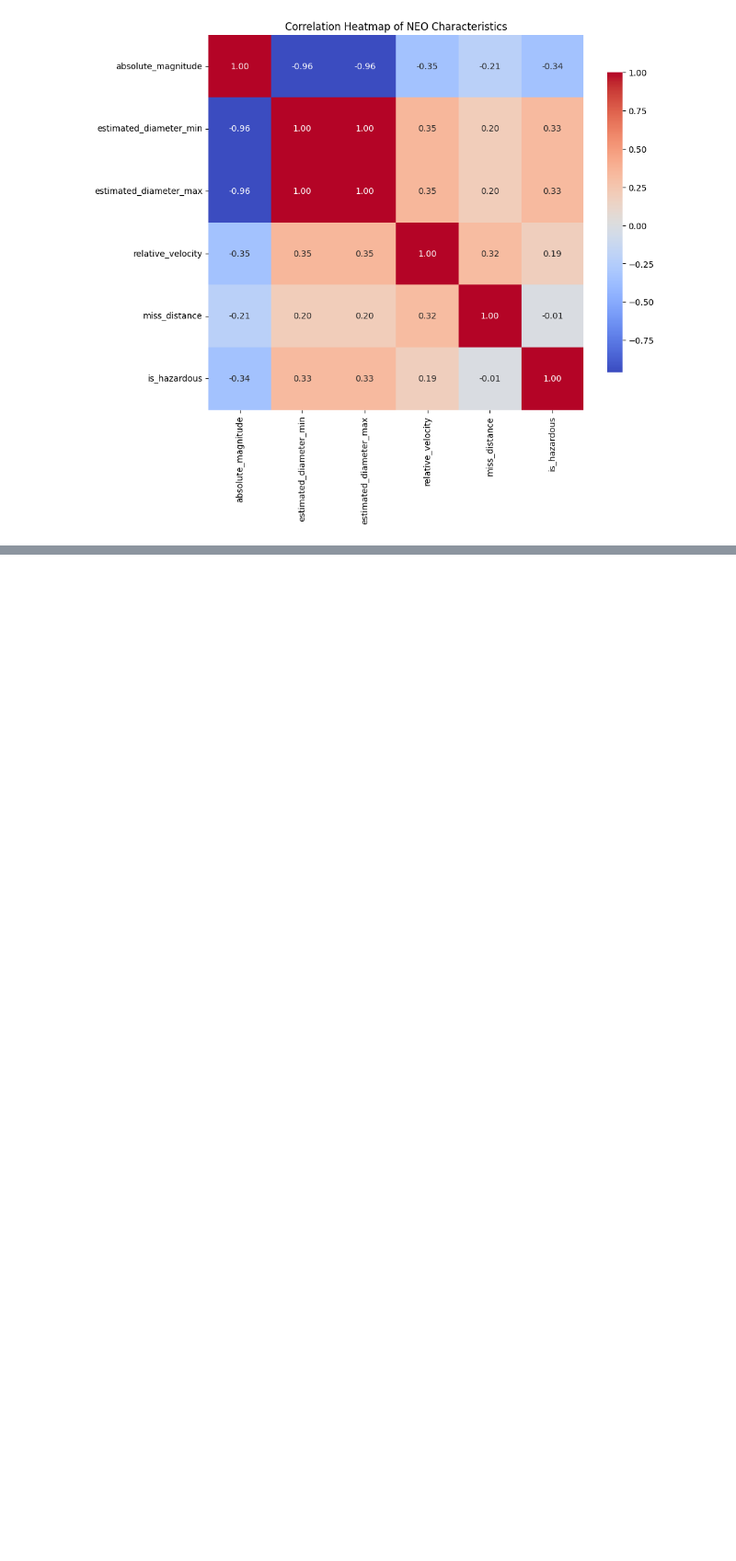
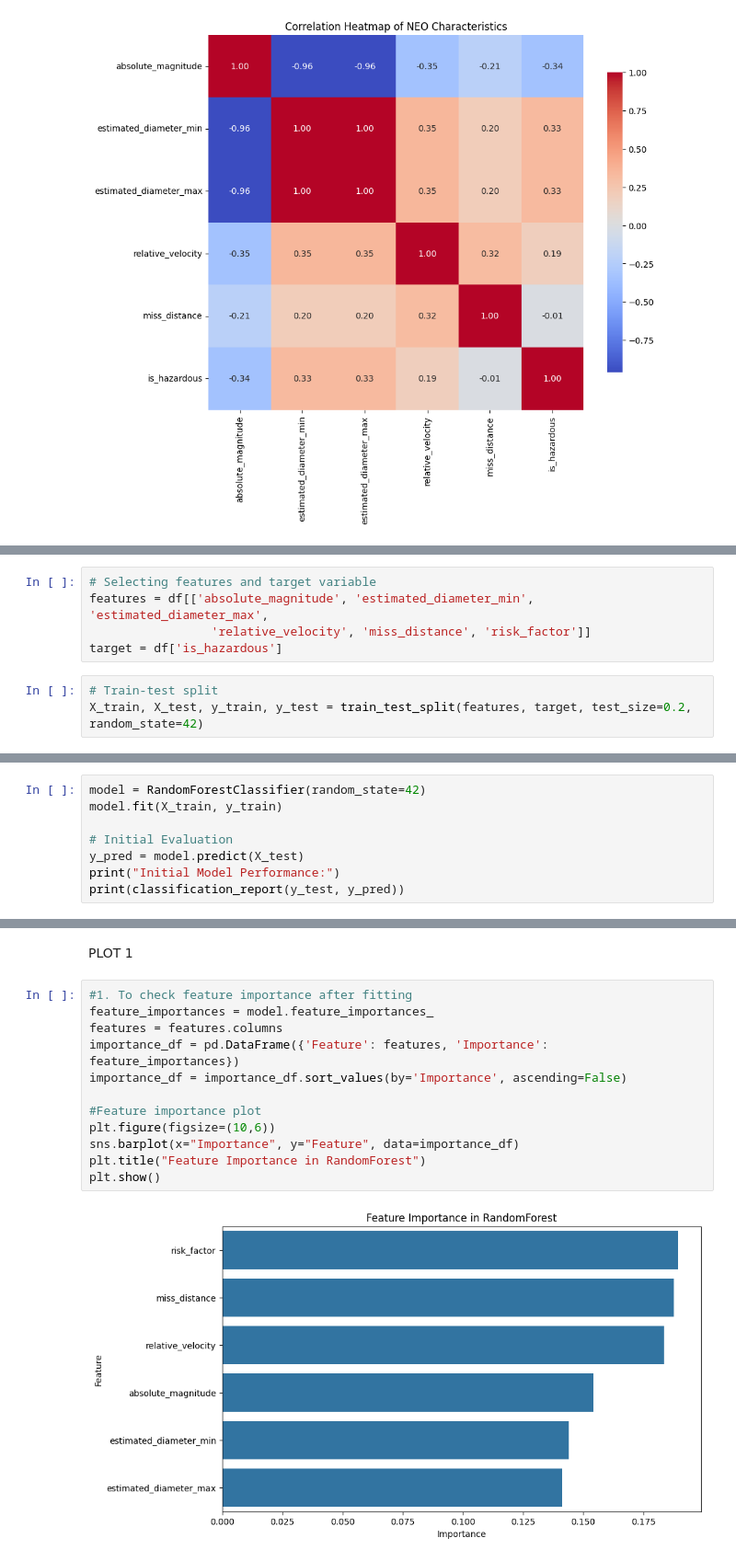
Before and after one commit to lokesh9899/Risk-Analysis-for-NEOS, a Jupyter notebook: TEAM_1_EDA_DataPrep.ipynb, the cells around one changed output, grey strips where cells are left out. Shown at 92% size. Saved outputs shown, nothing was run; the diff lists cells and outputs as text; blank space fills up the shorter version.

Commit message:
Add files via upload
Model implementation and deployment

```diff
--- a/TEAM_1_EDA_DataPrep.ipynb
+++ b/TEAM_1_EDA_DataPrep.ipynb
@@ -394,0 +388,8 @@ plt.show()
+# %%
+# Selecting features and target variable
+features = df[['absolute_magnitude', 'estimated_diameter_min', 'estimated_diameter_max',
+                 'relative_velocity', 'miss_distance', 'risk_factor']]
+target = df['is_hazardous']
+# %%
+# Train-test split
+X_train, X_test, y_train, y_test = train_test_split(features, target, test_size=0.2, random_state=42)
@@ -394,0 +398,8 @@ plt.show()
+# %%
+model = RandomForestClassifier(random_state=42)
+model.fit(X_train, y_train)
+
+# Initial Evaluation
+y_pred = model.predict(X_test)
+print("Initial Model Performance:")
+print(classification_report(y_test, y_pred))
@@ -394,0 +480,16 @@ plt.show()
+# %% [markdown]
+PLOT 1
+# %%
+#1. To check feature importance after fitting
+feature_importances = model.feature_importances_
+features = features.columns
+importance_df = pd.DataFrame({'Feature': features, 'Importance': feature_importances})
+importance_df = importance_df.sort_values(by='Importance', ascending=False)
+
+#Feature importance plot
+plt.figure(figsize=(10,6))
+sns.barplot(x="Importance", y="Feature", data=importance_df)
+plt.title("Feature Importance in RandomForest")
+plt.show()
+# %% [output]
+[figure, added]
```
Also changed, not shown: parts of 57 cells of this notebook.
